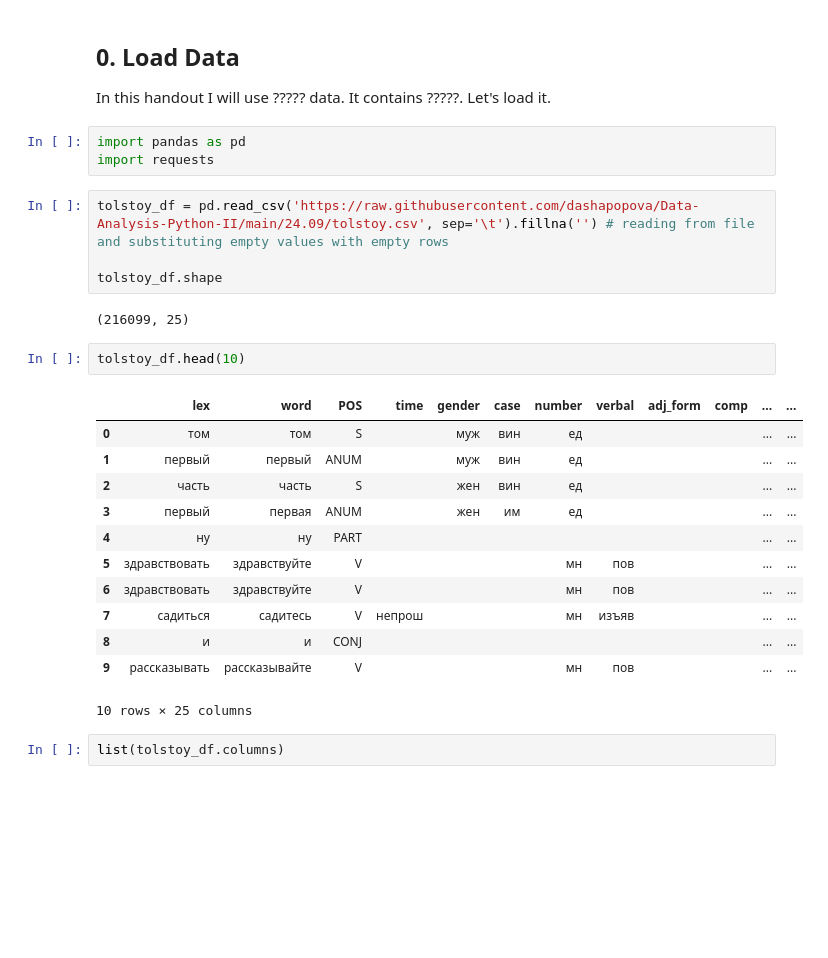
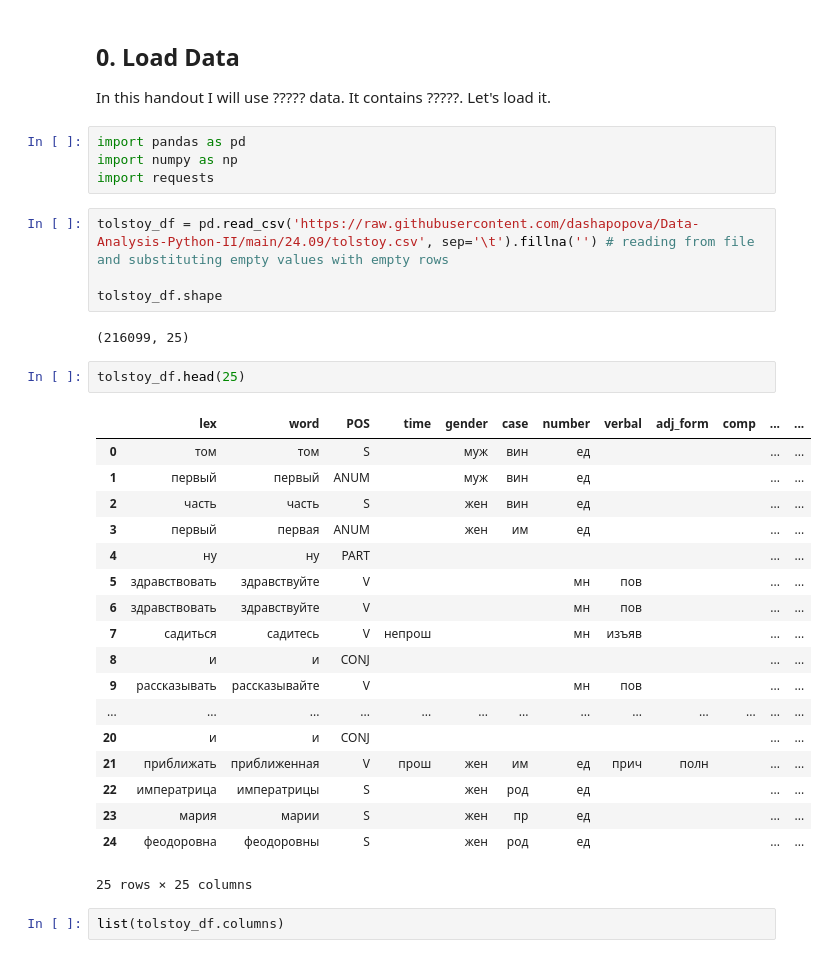
Before and after one commit to gbulg/Data-analysis-class, a Jupyter notebook: Final_Project_handout.ipynb, the cells around one changed output. Cells and saved outputs as stored; diff of their text form; blank space fills up the shorter version.

```diff
--- a/Final_Project_handout.ipynb
+++ b/Final_Project_handout.ipynb
@@ -44,6 +44,7 @@ In this handout I will use ????? data. It contains ?????.
 Let's load it.
 # %%
 import pandas as pd
+import numpy as np
 import requests
 # %%
 tolstoy_df = pd.read_csv('https://raw.githubusercontent.com/dashapopova/Data-Analysis-Python-II/main/24.09/tolstoy.csv', sep='\t').fillna('') # reading from file and substituting empty values with empty rows
@@ -52,20 +53,26 @@ tolstoy_df.shape
 # %% [output]
 (216099, 25)
 # %%
-tolstoy_df.head(10)
+tolstoy_df.head(25)
 # %% [output]
 |  | lex | word | POS | time | gender | case | number | verbal | adj_form | comp | ... | ... |
 | 0 | том | том | S |  | муж | вин | ед |  |  |  | ... | ... |
 | 1 | первый | первый | ANUM |  | муж | вин | ед |  |  |  | ... | ... |
 | 2 | часть | часть | S |  | жен | вин | ед |  |  |  | ... | ... |
 | 3 | первый | первая | ANUM |  | жен | им | ед |  |  |  | ... | ... |
 | 4 | ну | ну | PART |  |  |  |  |  |  |  | ... | ... |
 | 5 | здравствовать | здравствуйте | V |  |  |  | мн | пов |  |  | ... | ... |
 | 6 | здравствовать | здравствуйте | V |  |  |  | мн | пов |  |  | ... | ... |
 | 7 | садиться | садитесь | V | непрош |  |  | мн | изъяв |  |  | ... | ... |
 | 8 | и | и | CONJ |  |  |  |  |  |  |  | ... | ... |
 | 9 | рассказывать | рассказывайте | V |  |  |  | мн | пов |  |  | ... | ... |
+| ... | ... | ... | ... | ... | ... | ... | ... | ... | ... | ... | ... | ... |
+| 20 | и | и | CONJ |  |  |  |  |  |  |  | ... | ... |
+| 21 | приближать | приближенная | V | прош | жен | им | ед | прич | полн |  | ... | ... |
+| 22 | императрица | императрицы | S |  | жен | род | ед |  |  |  | ... | ... |
+| 23 | мария | марии | S |  | жен | пр | ед |  |  |  | ... | ... |
+| 24 | феодоровна | феодоровны | S |  | жен | род | ед |  |  |  | ... | ... |
-10 rows × 25 columns
+25 rows × 25 columns
 # %%
 list(tolstoy_df.columns)
 # %% [output]
```
Also changed, not shown: parts of 17 cells of this notebook.
